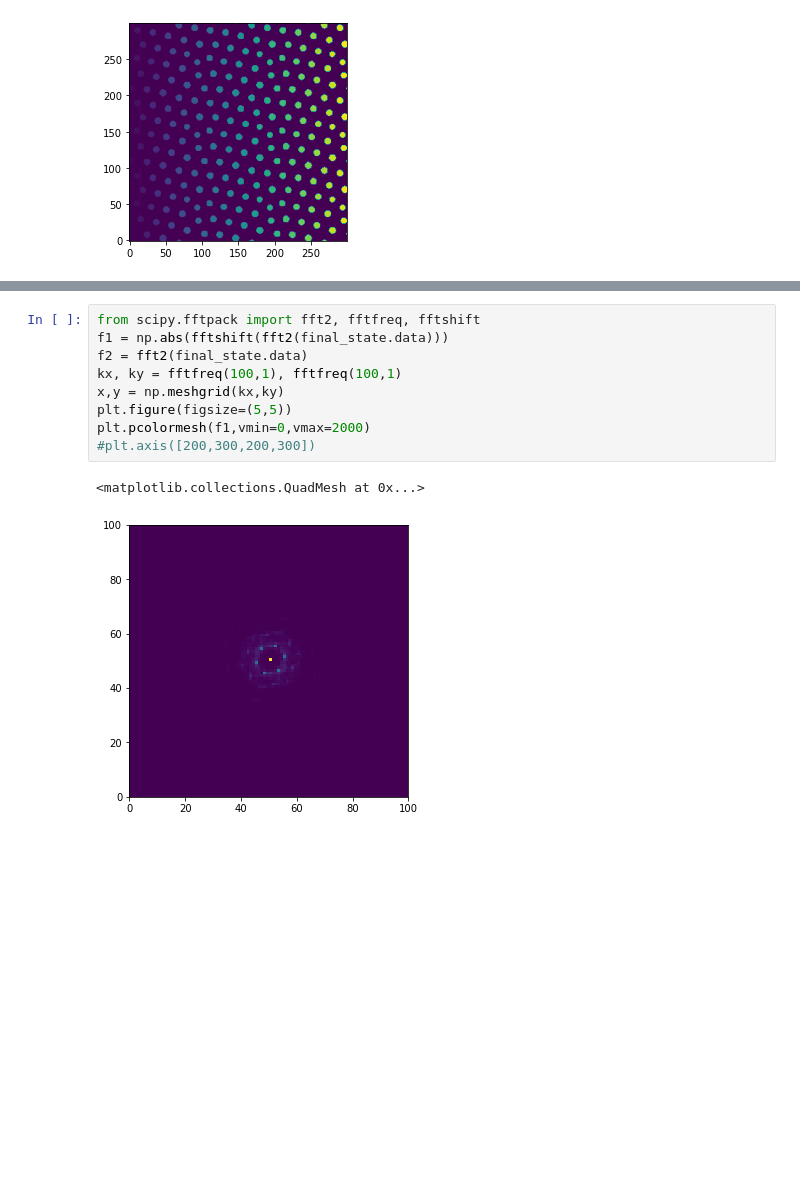
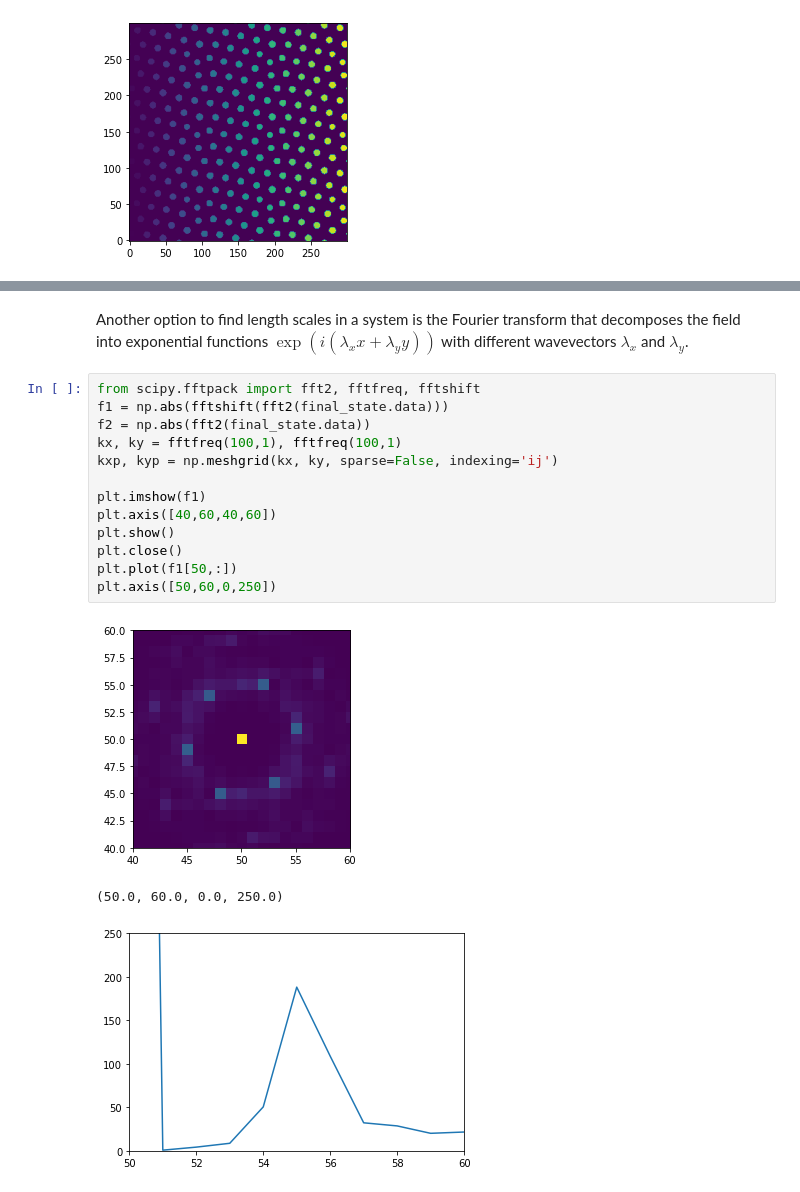
Before and after one commit to zwicker-group/tutorial-pattern-formation-in-cells, a Jupyter notebook: solution-notebooks/day2_3_non-ideal-reaction-diffusion_solution.ipynb, the cells around one changed output, grey strips where cells are left out. Cells and saved outputs as stored; diff of their text form; blank space fills up the shorter version.

```diff
--- a/05_non-ideal-reaction-diffusion.ipynb
+++ b/solution-notebooks/day2_3_non-ideal-reaction-diffusion_solution.ipynb
@@ -444,12 +445,19 @@ plt.close()
+# %% [markdown]
+Another option to find length scales in a system is the Fourier transform that decomposes the field into exponential functions $\exp(i(\lambda_x x+\lambda_y y))$ with different wavevectors $\lambda_x$ and $\lambda_y$.
 # %%
 from scipy.fftpack import fft2, fftfreq, fftshift
 f1 = np.abs(fftshift(fft2(final_state.data)))
-f2 = fft2(final_state.data)
+f2 = np.abs(fft2(final_state.data))
 kx, ky = fftfreq(100,1), fftfreq(100,1)
-x,y = np.meshgrid(kx,ky)
-plt.figure(figsize=(5,5))
-plt.pcolormesh(f1,vmin=0,vmax=2000)
-#plt.axis([200,300,200,300])
+kxp, kyp = np.meshgrid(kx, ky, sparse=False, indexing='ij')
+
+plt.imshow(f1)
+plt.axis([40,60,40,60])
+plt.show()
+plt.close()
+plt.plot(f1[50,:])
+plt.axis([50,60,0,250])
 # %% [output]
+[figure, new version]
-<matplotlib.collections.QuadMesh at 0x...>
+(50.0, 60.0, 0.0, 250.0)
-[figure, old version]
+[figure, added]
```
Also changed, not shown: parts of 29 cells of this notebook, 2 other files.
